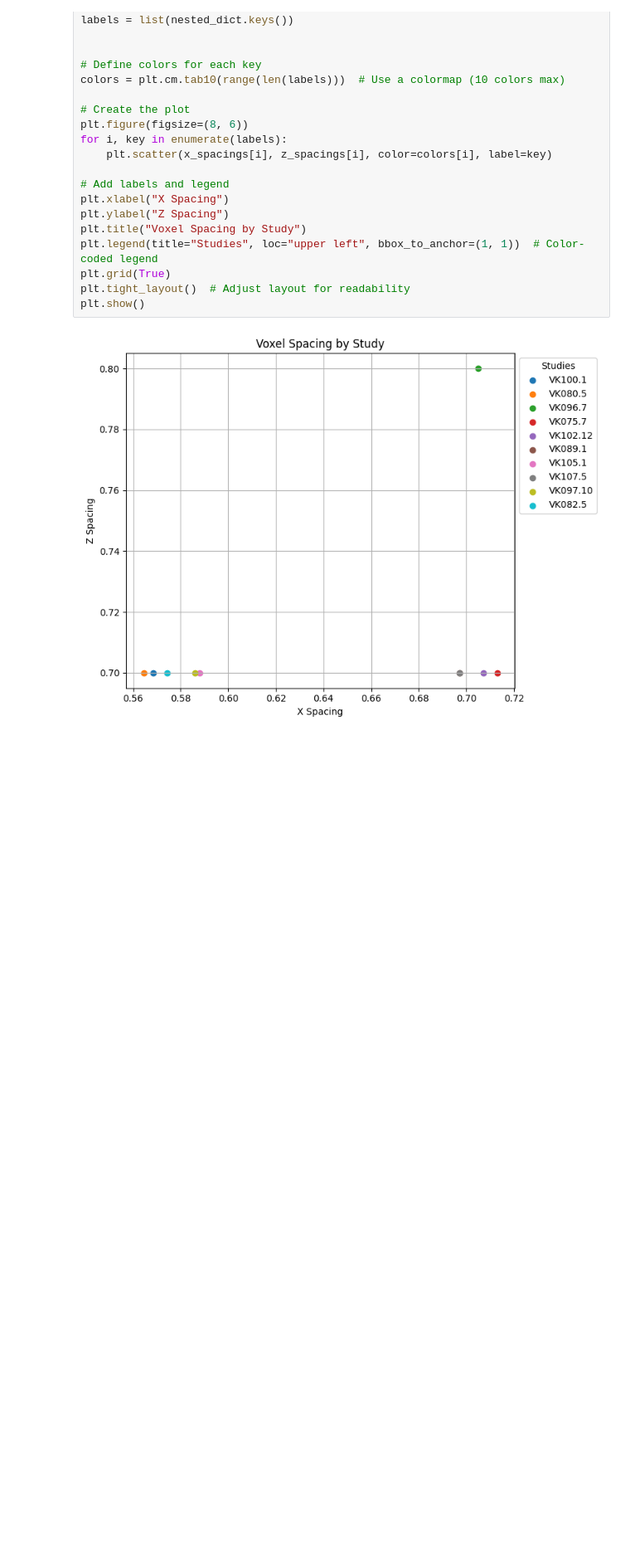
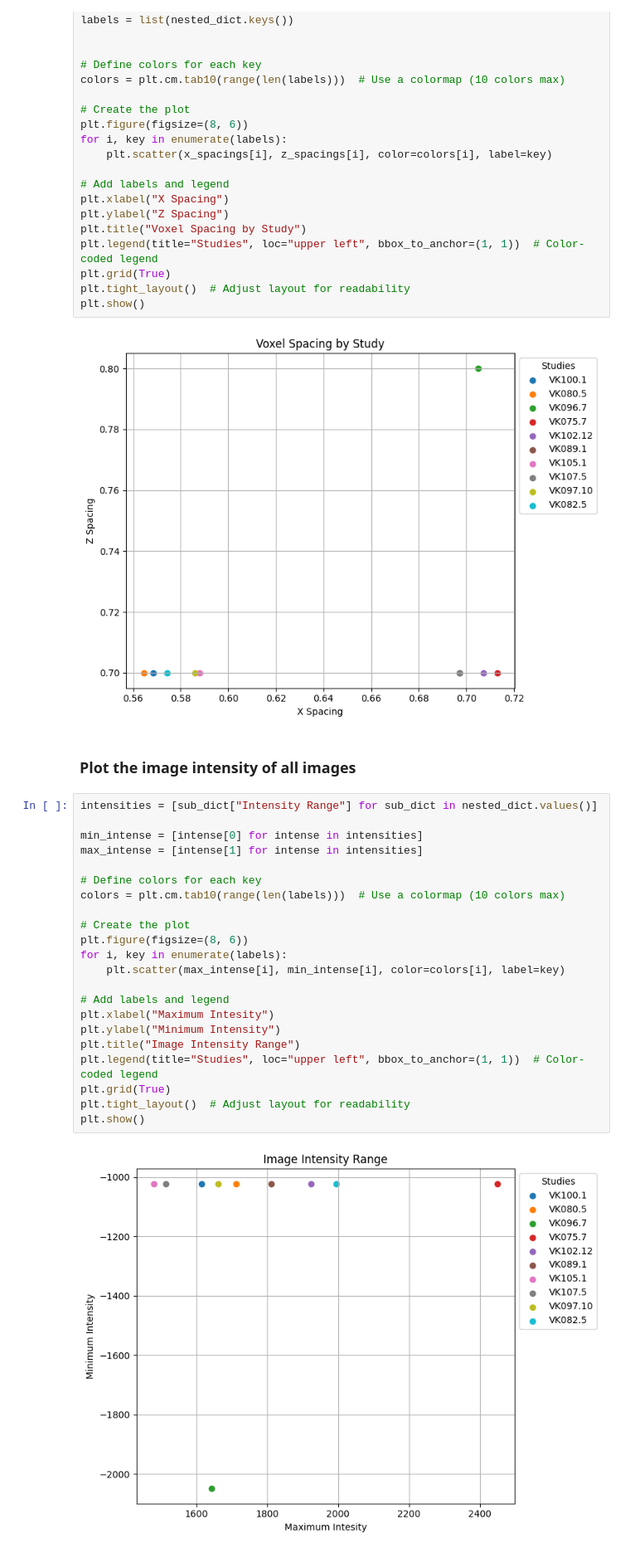
Before and after one commit to dhruvg97/BromptonML, a Jupyter notebook: Sarcoid_Test_2.ipynb, the cells around one changed output. Shown at 83% size. Cells and saved outputs as stored; diff of their text form; blank space fills up the shorter version.

```diff
--- a/Sarcoid_Test_2.ipynb
+++ b/Sarcoid_Test_2.ipynb
@@ -167,3 +133,29 @@ plt.tight_layout()  # Adjust layout for readability
 plt.show()
 # %% [output]
 [figure]
+# %% [markdown]
+### Plot the image intensity of all images
+# %%
+intensities = [sub_dict["Intensity Range"] for sub_dict in nested_dict.values()]
+
+min_intense = [intense[0] for intense in intensities]
+max_intense = [intense[1] for intense in intensities]
+
+# Define colors for each key
+colors = plt.cm.tab10(range(len(labels)))  # Use a colormap (10 colors max)
+
+# Create the plot
+plt.figure(figsize=(8, 6))
+for i, key in enumerate(labels):
+    plt.scatter(max_intense[i], min_intense[i], color=colors[i], label=key)
+
+# Add labels and legend
+plt.xlabel("Maximum Intesity")
+plt.ylabel("Minimum Intensity")
+plt.title("Image Intensity Range")
+plt.legend(title="Studies", loc="upper left", bbox_to_anchor=(1, 1))  # Color-coded legend
+plt.grid(True)
+plt.tight_layout()  # Adjust layout for readability
+plt.show()
+# %% [output]
+[figure, added]
```
Also changed, not shown: parts of 19 cells of this notebook.
